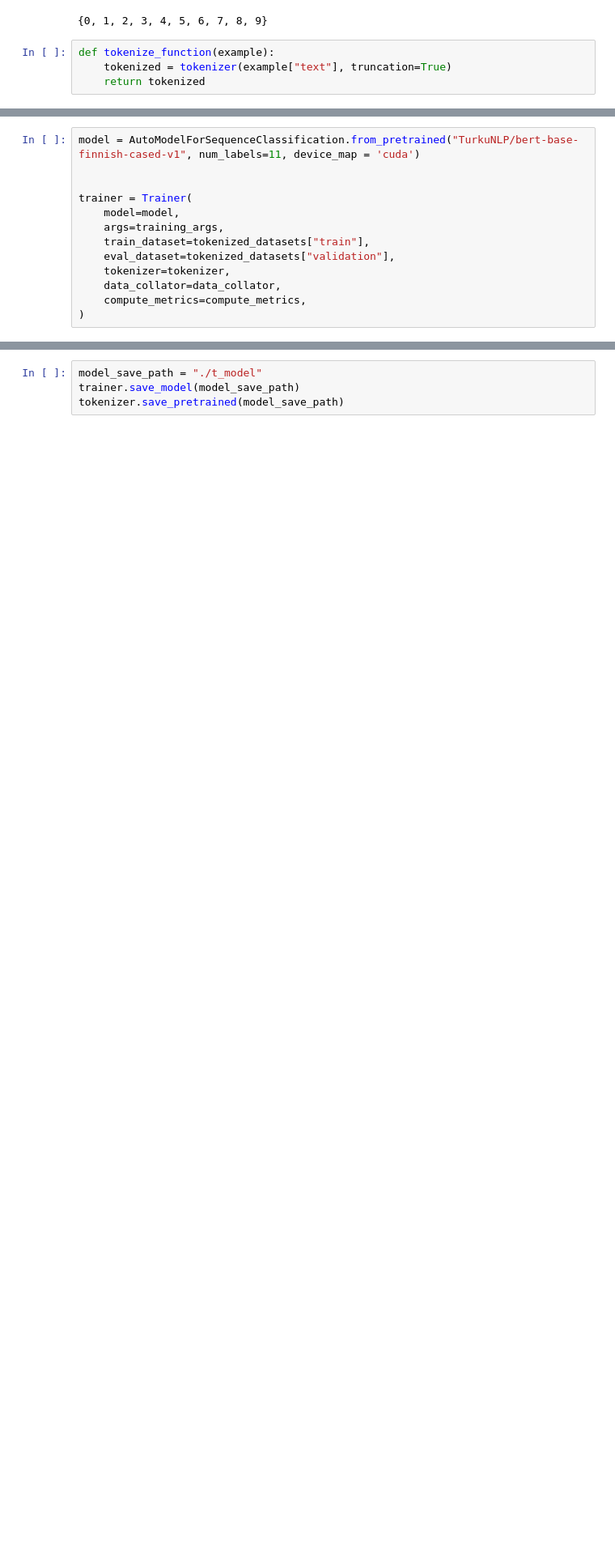
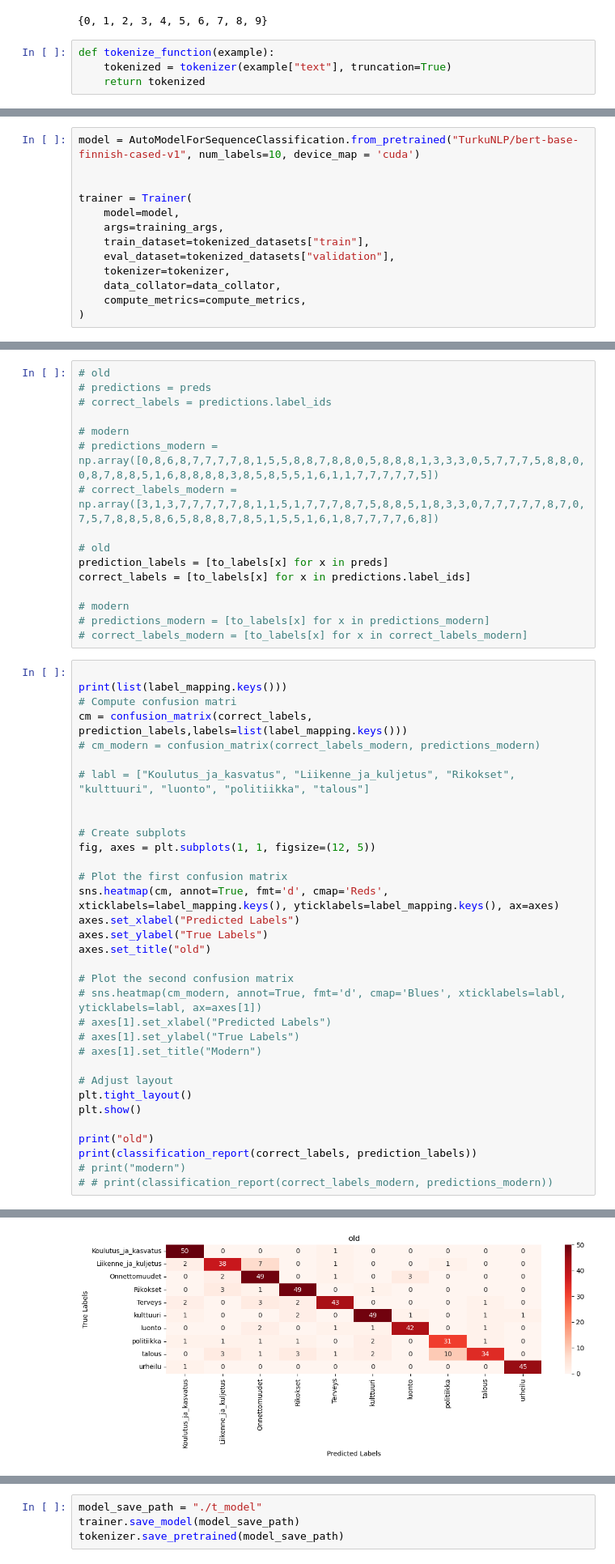
Before and after one commit to joarant/gradu, a Jupyter notebook: modelFineTuned.ipynb, the cells around one changed output, grey strips where cells are left out. Shown: that part at 81% size. Drawn from its saved outputs; the diff is of its cells as text; blank space fills up the shorter version.

```diff
--- a/modelFineTuned.ipynb
+++ b/modelFineTuned.ipynb
@@ -209,7 +209,7 @@ training_args = TrainingArguments(
     report_to="tensorboard",
 )
 # %%
-model = AutoModelForSequenceClassification.from_pretrained("TurkuNLP/bert-base-finnish-cased-v1", num_labels=11, device_map = 'cuda')
+model = AutoModelForSequenceClassification.from_pretrained("TurkuNLP/bert-base-finnish-cased-v1", num_labels=10, device_map = 'cuda')
 
 
 trainer = Trainer(
@@ -286,0 +287,50 @@ accuracy= 0.86 f1= 0.8583619487885783
+# %%
+# old
+# predictions = preds
+# correct_labels = predictions.label_ids
+
+# modern
+# predictions_modern = np.array([0,8,6,8,7,7,7,7,8,1,5,5,8,8,7,8,8,0,5,8,8,8,1,3,3,3,0,5,7,7,7,5,8,8,0,0,8,7,8,8,5,1,6,8,8,8,8,3,8,5,8,5,5,1,6,1,1,7,7,7,7,7,5])
+# correct_labels_modern = np.array([3,1,3,7,7,7,7,7,8,1,1,5,1,7,7,7,8,7,5,8,8,5,1,8,3,3,0,7,7,7,7,7,8,7,0,7,5,7,8,8,5,8,6,5,8,8,8,7,8,5,1,5,5,1,6,1,8,7,7,7,7,6,8])
+
+# old
+prediction_labels = [to_labels[x] for x in preds]
+correct_labels = [to_labels[x] for x in predictions.label_ids]
+
+# modern
+# predictions_modern = [to_labels[x] for x in predictions_modern]
+# correct_labels_modern = [to_labels[x] for x in correct_labels_modern]
+# %%
+
+print(list(label_mapping.keys()))
+# Compute confusion matri
+cm = confusion_matrix(correct_labels, prediction_labels,labels=list(label_mapping.keys()))
+# cm_modern = confusion_matrix(correct_labels_modern, predictions_modern)
+
+# labl = ["Koulutus_ja_kasvatus", "Liikenne_ja_kuljetus", "Rikokset", "kulttuuri", "luonto", "politiikka", "talous"]
+
+
+# Create subplots
+fig, axes = plt.subplots(1, 1, figsize=(12, 5))
+
+# Plot the first confusion matrix
+sns.heatmap(cm, annot=True, fmt='d', cmap='Reds',  xticklabels=label_mapping.keys(), yticklabels=label_mapping.keys(), ax=axes)
+axes.set_xlabel("Predicted Labels")
+axes.set_ylabel("True Labels")
+axes.set_title("old")
+
+# Plot the second confusion matrix
+# sns.heatmap(cm_modern, annot=True, fmt='d', cmap='Blues', xticklabels=labl, yticklabels=labl, ax=axes[1])
+# axes[1].set_xlabel("Predicted Labels")
+# axes[1].set_ylabel("True Labels")
+# axes[1].set_title("Modern")
+
+# Adjust layout
+plt.tight_layout()
+plt.show()
+
+print("old")
+print(classification_report(correct_labels, prediction_labels))
+# print("modern")
+# # print(classification_report(correct_labels_modern, predictions_modern))
+# %% [output]
@@ -286,0 +338 @@ accuracy= 0.86 f1= 0.8583619487885783
+[figure, added]
```
Also changed, not shown: parts of 19 cells of this notebook, 1 other file.
